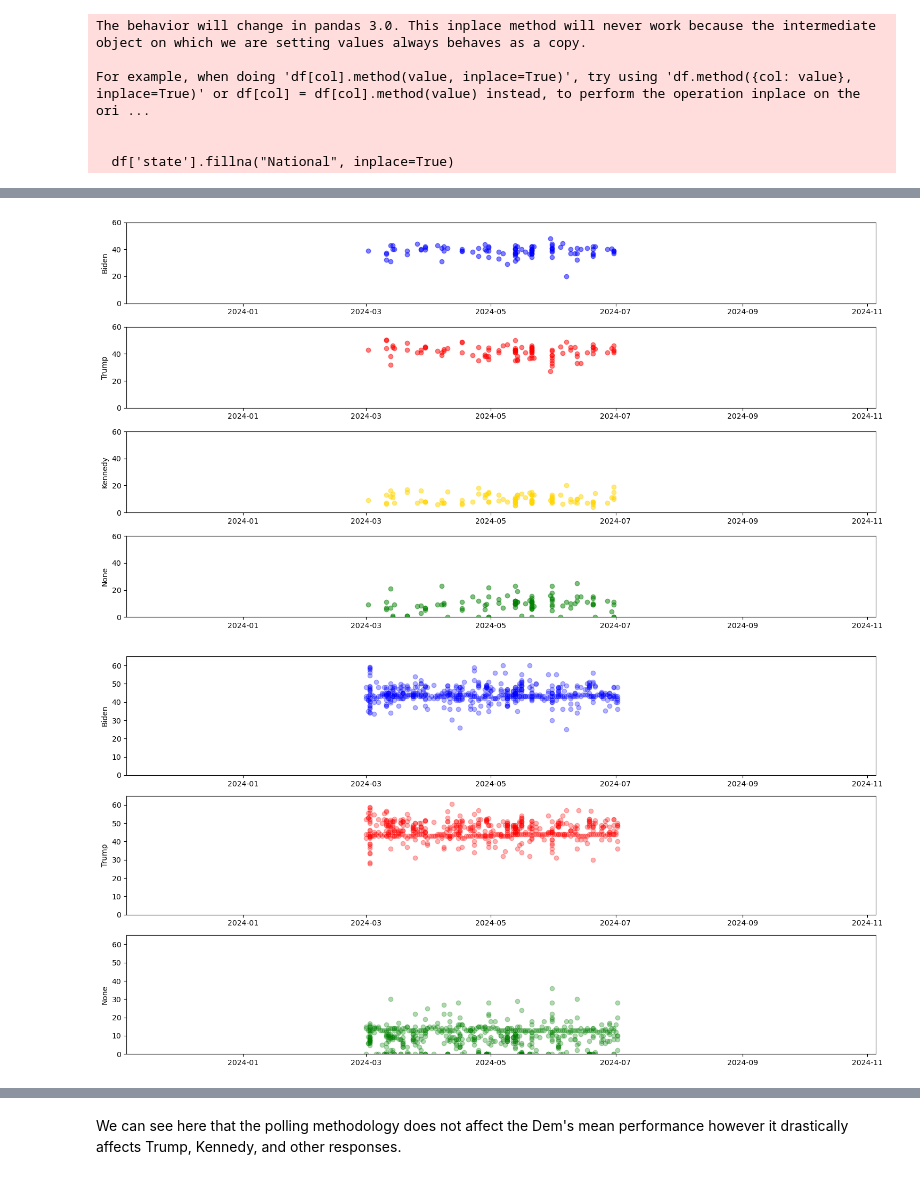
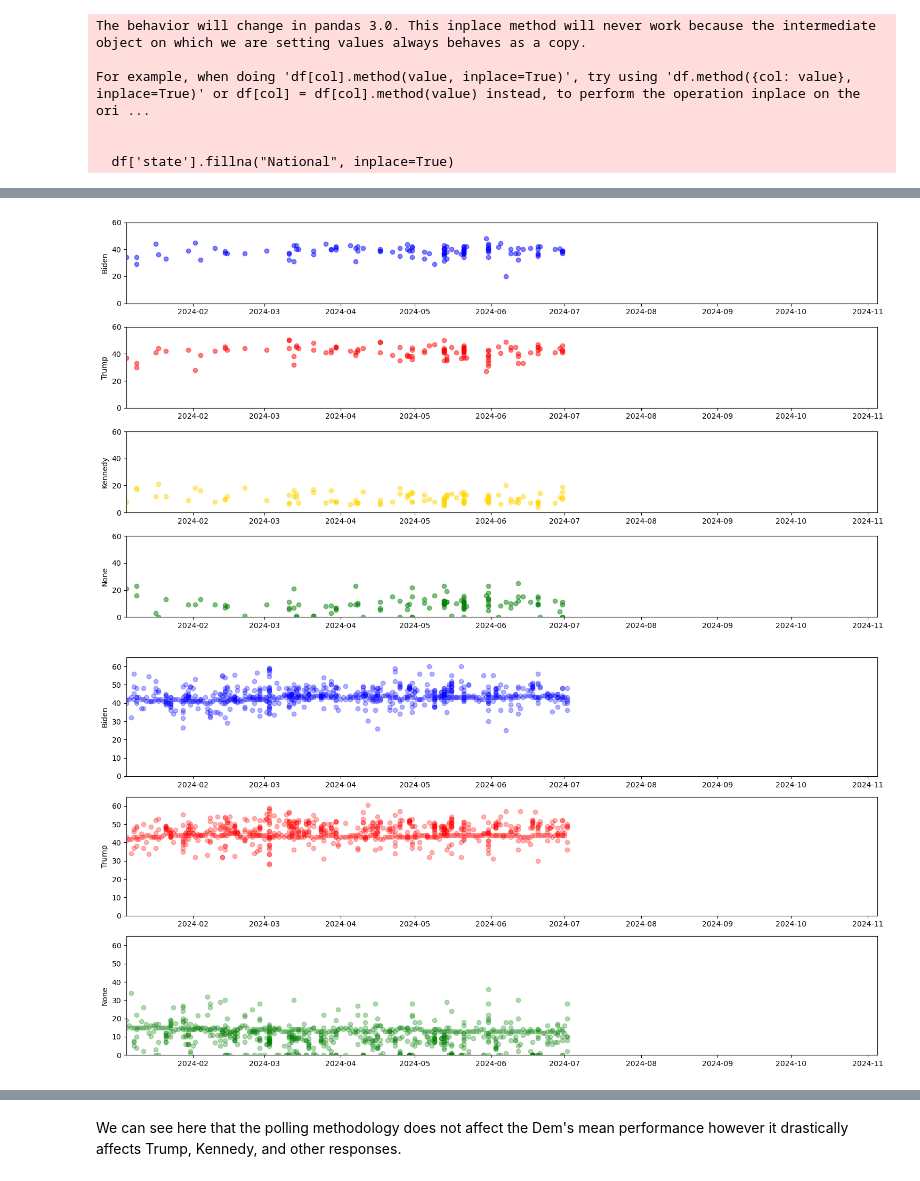
Before and after one commit to andrewpwalters/US-Presidential-Fundamentals, a Jupyter notebook: Notebooks/Polling Model - United States.ipynb, the cells around one changed output, grey strips where cells are left out. Drawn from its saved outputs; the diff is of its cells as text; code cells hidden in the pictures.

```diff
--- a/Notebooks/Polling Model - United States.ipynb
+++ b/Notebooks/Polling Model - United States.ipynb
@@ -16,11 +18,14 @@ import datetime as dt
 # %%
 df = pd.read_csv("../Data/raw/president_polls.csv")
 #df = pd.read_csv("../Data/raw/president_polls_historical.csv")
+
+df_state = pd.read_csv("../Data/clean/state_code.csv")
 # %%
 df['state'].fillna("National", inplace=True)
+df['state'] = df.merge(df_state[['state','state_code']])['state_code']
 
 df['date'] = pd.to_datetime(df['end_date'])
-df = df[df['date'] >= '2024-03-01']
+#df = df[df['date'] >= '2024-01-01'] #Only polls since beginning of 2024
 df['week'] = (df['date'] - pd.Timestamp('2024-11-05')).dt.days // 7 + 200
 df = df.set_index('date')
 
@@ -167,38 +176,38 @@ for ax, rate, label, color in zip(
 ):
     ax.plot(dates, rate, "o", alpha=0.5, color=color)
     ax.set_ylim(0, 60)
-    ax.set_xlim(dt.datetime(2023, 11, 5), dt.datetime(2024, 11, 5))
+    ax.set_xlim(dt.datetime(2024, 1, 5), dt.datetime(2024, 11, 5))
     ax.set_ylabel(label)
 
 plt.tight_layout()
 
 plt.show()
 # %% [output]
-[figure, old version]
+[figure, new version]
 # %%
 dem_votes = df_2way["DEM"].values
 gop_votes = df_2way["GOP"].values
 oth_votes = df_2way["OTH"].values
 
 dates = df_2way.set_index('date').index
 
 fig, axes = plt.subplots(3, figsize=(15, 8))
 for ax, rate, label, color in zip(
     axes.ravel(),
     [dem_votes, gop_votes, oth_votes],
     ["Biden", "Trump", "None"],
     ['blue', 'red', 'green']
 ):
     ax.plot(dates, rate, "o", alpha=0.3, color=color)
     ax.set_ylim(0, 65)
-    ax.set_xlim(dt.datetime(2023, 11, 5), dt.datetime(2024, 11, 5))
+    ax.set_xlim(dt.datetime(2024, 1, 5), dt.datetime(2024, 11, 5))
     ax.set_ylabel(label)
 
 plt.tight_layout()
 
 plt.show()
 # %% [output]
-[figure, old version]
+[figure, new version]
 # %%
 rolling_std = (
     df_2way[["year", "month", "DEM", "GOP", "OTH"]]
```
Also changed, not shown: parts of 34 cells of this notebook, 1 other file.
